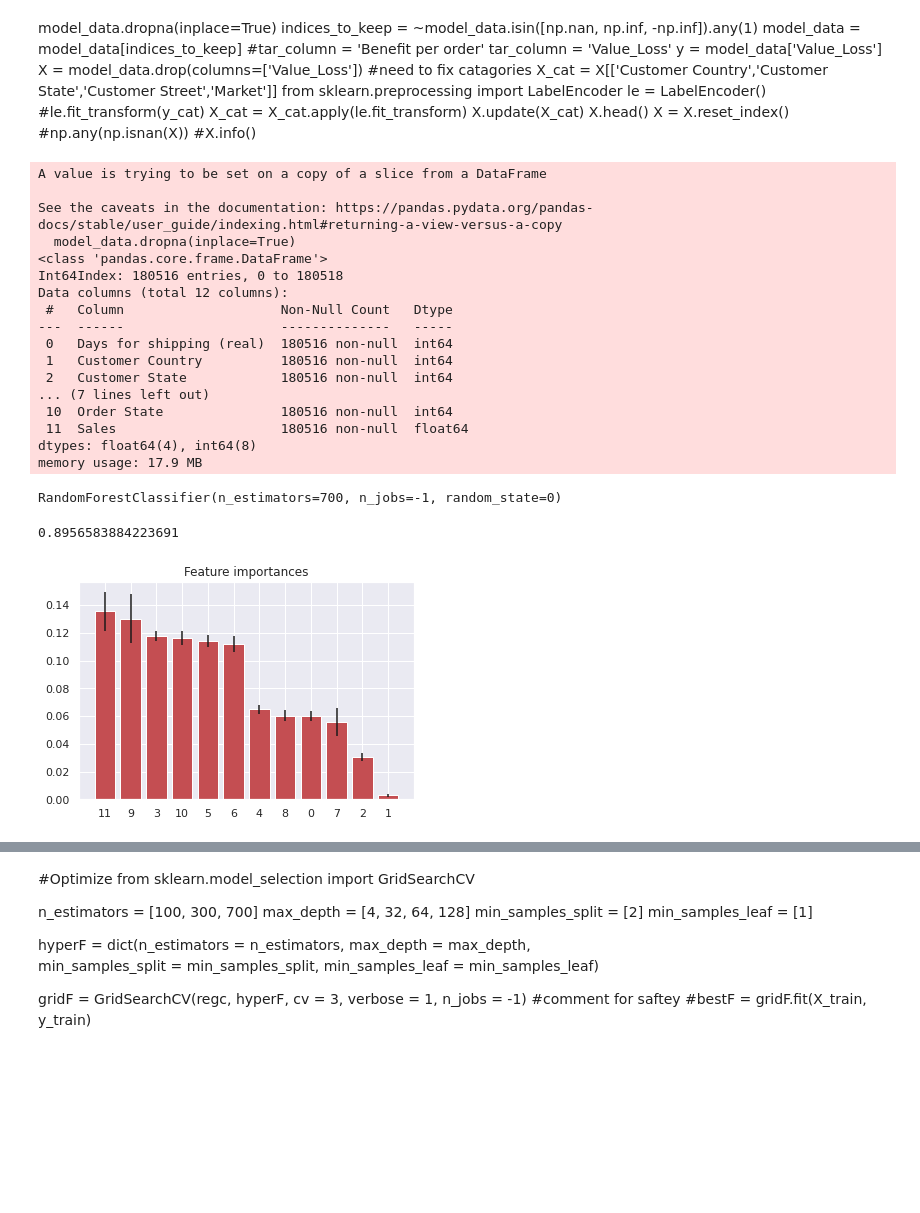
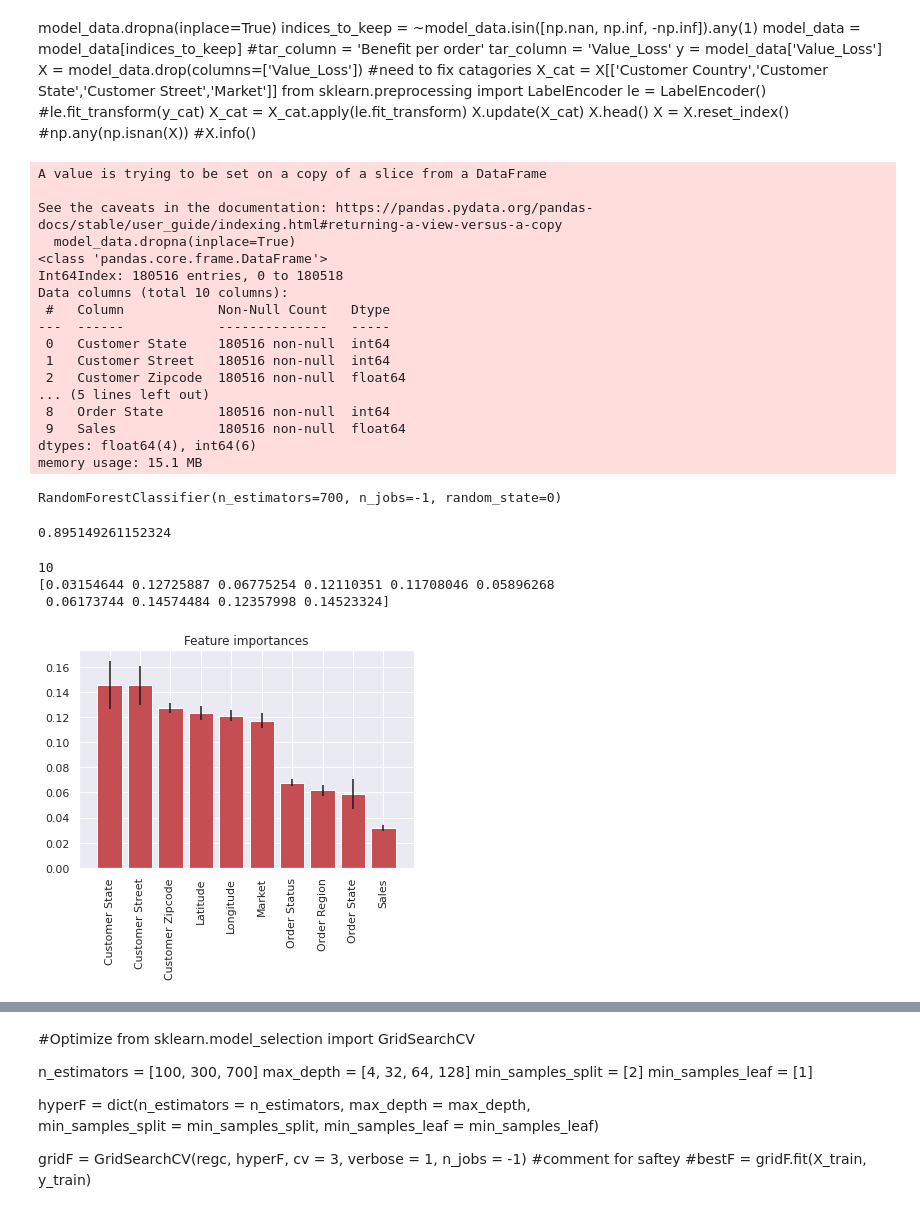
Before and after one commit to BDBlank/SmartSupplyChain, a Jupyter notebook: SmartSupplyChain.ipynb, the cells around one changed output, grey strips where cells are left out. Cells and saved outputs as stored; diff of their text form; code cells hidden in the pictures; blank space fills up the shorter version.

Commit message:
Pruned and cleaned up feature importance graph

```diff
--- a/SmartSupplyChain.ipynb
+++ b/SmartSupplyChain.ipynb
@@ -158,9 +158,11 @@ df['Value_Loss'].describe()
 "\n#Feature creation- benefit?\ndf['Value_Loss'] = np.where(df['Benefit per order'] < 0,1,0)\ndf['Value_Loss'].describe()\n#need to do class balancing\n#imb learn\n"
 # %%
 #build a model to predict the benifit per order based on location data
-model_data = df[['Days for shipping (real)','Customer Country','Customer State','Customer Street','Customer Zipcode','Latitude','Longitude','Market','Value_Loss','Order Status','Order Region','Order State', 'Sales']]
+features = ['Customer State','Customer Street','Customer Zipcode','Latitude','Longitude','Market','Value_Loss','Order Region','Order State', 'Sales']
+model_data = df[features]
 model_data.head()
 model_data.info()
+#'Days for shipping (real)', 'Customer Country', ,'Order Status'
 # %% [output]
 <class 'pandas.core.frame.DataFrame'>
 RangeIndex: 180519 entries, 0 to 180518
@@ -235,17 +235,17 @@ See the caveats in the documentation: https://pandas.pydata.org/pandas-docs/stab
   model_data.dropna(inplace=True)
 <class 'pandas.core.frame.DataFrame'>
 Int64Index: 180516 entries, 0 to 180518
-Data columns (total 12 columns):
- #   Column                    Non-Null Count   Dtype
----  ------                    --------------   -----
- 0   Days for shipping (real)  180516 non-null  int64
- 1   Customer Country          180516 non-null  int64
- 2   Customer State            180516 non-null  int64
-... (7 lines left out)
- 10  Order State               180516 non-null  int64
- 11  Sales                     180516 non-null  float64
-dtypes: float64(4), int64(8)
-memory usage: 17.9 MB
+Data columns (total 10 columns):
+ #   Column            Non-Null Count   Dtype
+---  ------            --------------   -----
+ 0   Customer State    180516 non-null  int64
+ 1   Customer Street   180516 non-null  int64
+ 2   Customer Zipcode  180516 non-null  float64
+... (5 lines left out)
+ 8   Order State       180516 non-null  int64
+ 9   Sales             180516 non-null  float64
+dtypes: float64(4), int64(6)
+memory usage: 15.1 MB
 # %%
 from imblearn.under_sampling import RandomUnderSampler
 from imblearn.combine import SMOTEENN
@@ -271,23 +271,28 @@ RandomForestClassifier(n_estimators=700, n_jobs=-1, random_state=0)
 #print(regr.score(X_test,y_test))
 print(regc.score(X_test,y_test))
 # %% [output]
-0.8956583884223691
+0.895149261152324
 # %%
 #tie these back in
+print(X.shape[1])
 importances = regc.feature_importances_
 std = np.std([tree.feature_importances_ for tree in regc.estimators_],
              axis=0)
 indices = np.argsort(importances)[::-1]
-
+print(importances)
 plt.figure()
 plt.title("Feature importances")
 plt.bar(range(X.shape[1]), importances[indices],
         color="r", yerr=std[indices], align="center")
-plt.xticks(range(X.shape[1]), indices)
+plt.xticks(range(X.shape[1]), X.columns,rotation=90)
+
 plt.xlim([-1, X.shape[1]])
 plt.show()
 # %% [output]
+10
+[0.03154644 0.12725887 0.06775254 0.12110351 0.11708046 0.05896268
+ 0.06173744 0.14574484 0.12357998 0.14523324]
-[figure, old version]
+[figure, new version]
 # %%
 #Obviously customer location does not indicate order benefit
 #Customer location gives little insight into real shipping times
```
Also changed, not shown: parts of 3 cells of this notebook.
